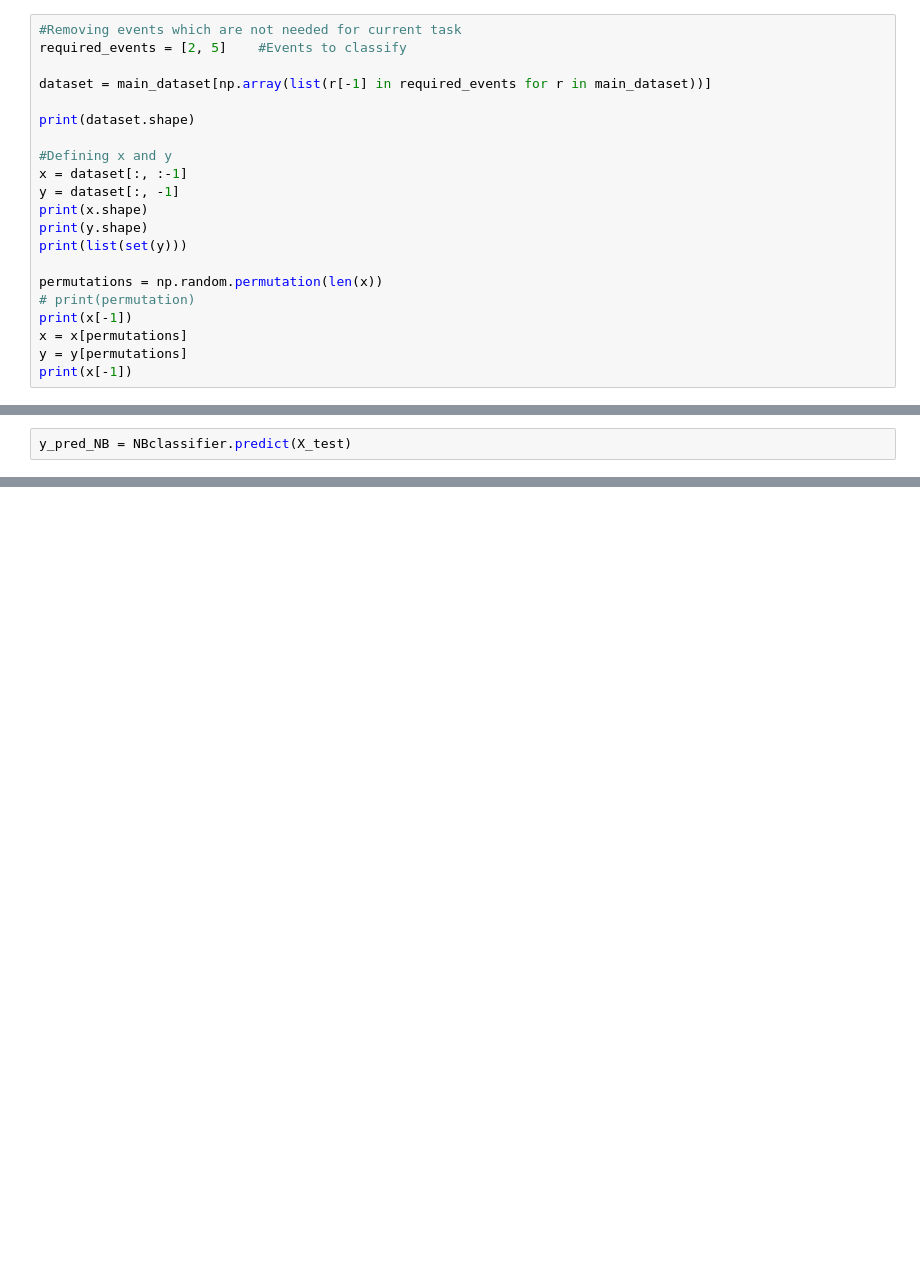
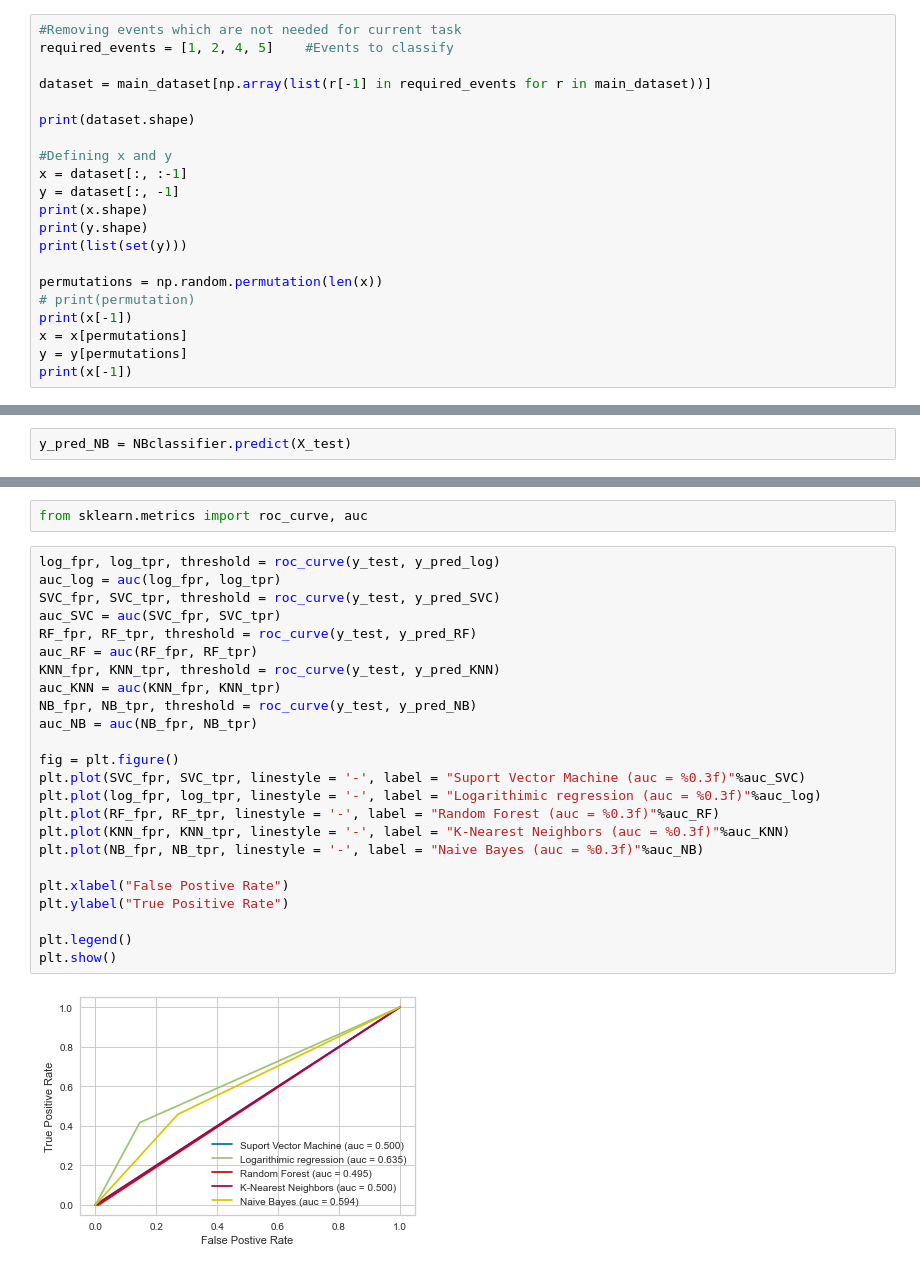
Before and after one commit to Arush0113/EEG_Pipeline, a Jupyter notebook: team02/basic models.ipynb, the cells around one changed output, grey strips where cells are left out. Cells and saved outputs as stored; diff of their text form; blank space fills up the shorter version.

```diff
--- a/team02/basic models.ipynb
+++ b/team02/basic models.ipynb
@@ -47,7 +47,7 @@ print(main_y.shape)
 # event_id
 # %%
 #Removing events which are not needed for current task
-required_events = [2, 5]    #Events to classify
+required_events = [1, 2, 4, 5]    #Events to classify
 
 dataset = main_dataset[np.array(list(r[-1] in required_events for r in main_dataset))]
 
@@ -216,0 +214,28 @@ accuracy_score(y_test, y_pred_NB)
+# %%
+from sklearn.metrics import roc_curve, auc
+# %%
+log_fpr, log_tpr, threshold = roc_curve(y_test, y_pred_log)
+auc_log = auc(log_fpr, log_tpr)
+SVC_fpr, SVC_tpr, threshold = roc_curve(y_test, y_pred_SVC)
+auc_SVC = auc(SVC_fpr, SVC_tpr)
+RF_fpr, RF_tpr, threshold = roc_curve(y_test, y_pred_RF)
+auc_RF = auc(RF_fpr, RF_tpr)
+KNN_fpr, KNN_tpr, threshold = roc_curve(y_test, y_pred_KNN)
+auc_KNN = auc(KNN_fpr, KNN_tpr)
+NB_fpr, NB_tpr, threshold = roc_curve(y_test, y_pred_NB)
+auc_NB = auc(NB_fpr, NB_tpr)
+
+fig = plt.figure()
+plt.plot(SVC_fpr, SVC_tpr, linestyle = '-', label = "Suport Vector Machine (auc = %0.3f)"%auc_SVC)
+plt.plot(log_fpr, log_tpr, linestyle = '-', label = "Logarithimic regression (auc = %0.3f)"%auc_log)
+plt.plot(RF_fpr, RF_tpr, linestyle = '-', label = "Random Forest (auc = %0.3f)"%auc_RF)
+plt.plot(KNN_fpr, KNN_tpr, linestyle = '-', label = "K-Nearest Neighbors (auc = %0.3f)"%auc_KNN)
+plt.plot(NB_fpr, NB_tpr, linestyle = '-', label = "Naive Bayes (auc = %0.3f)"%auc_NB)
+
+plt.xlabel("False Postive Rate")
+plt.ylabel("True Positive Rate")
+
+plt.legend()
+plt.show()
+# %% [output]
+[figure, added]
```
Also changed, not shown: parts of 16 cells of this notebook.
